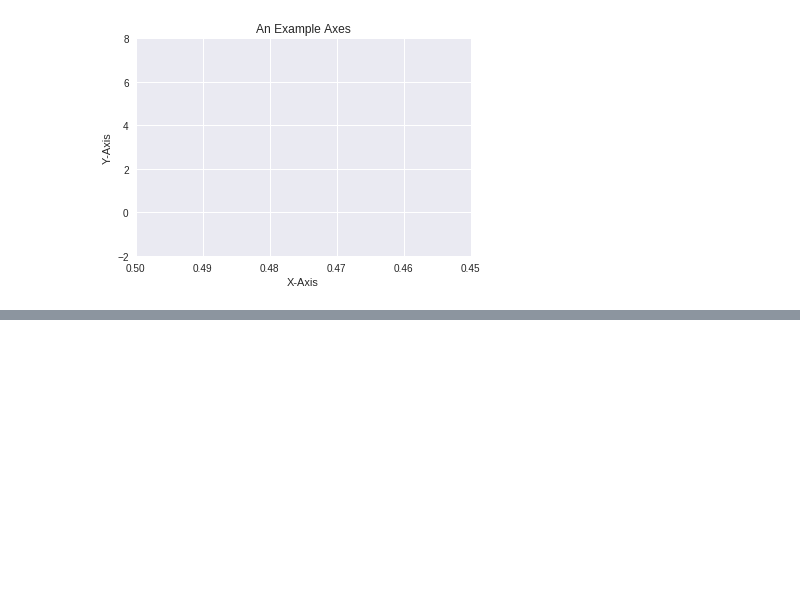
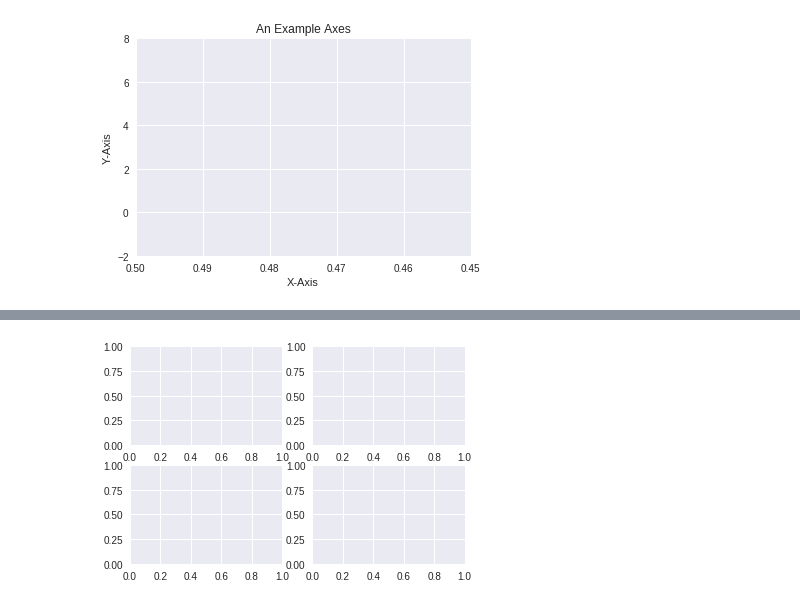
Before and after one commit to KalyanKumarPichuka/Python_DS_ML_DL_Examples, a Jupyter notebook: AF_Matplotlib_Examples.ipynb, the cells around one changed output, grey strips where cells are left out. Saved outputs shown, nothing was run; the diff lists cells and outputs as text; code cells hidden in the pictures; blank space fills up the shorter version.

```diff
--- a/AF_Matplotlib_Examples.ipynb
+++ b/AF_Matplotlib_Examples.ipynb
@@ -37,0 +54,5 @@ plt.show()
+# %%
+fig, axes = plt.subplots(nrows=2,ncols=2) #It create 4 subplots
+plt.show()
+# %% [output]
+[figure, added]
```
Also changed, not shown: parts of 6 cells of this notebook.
